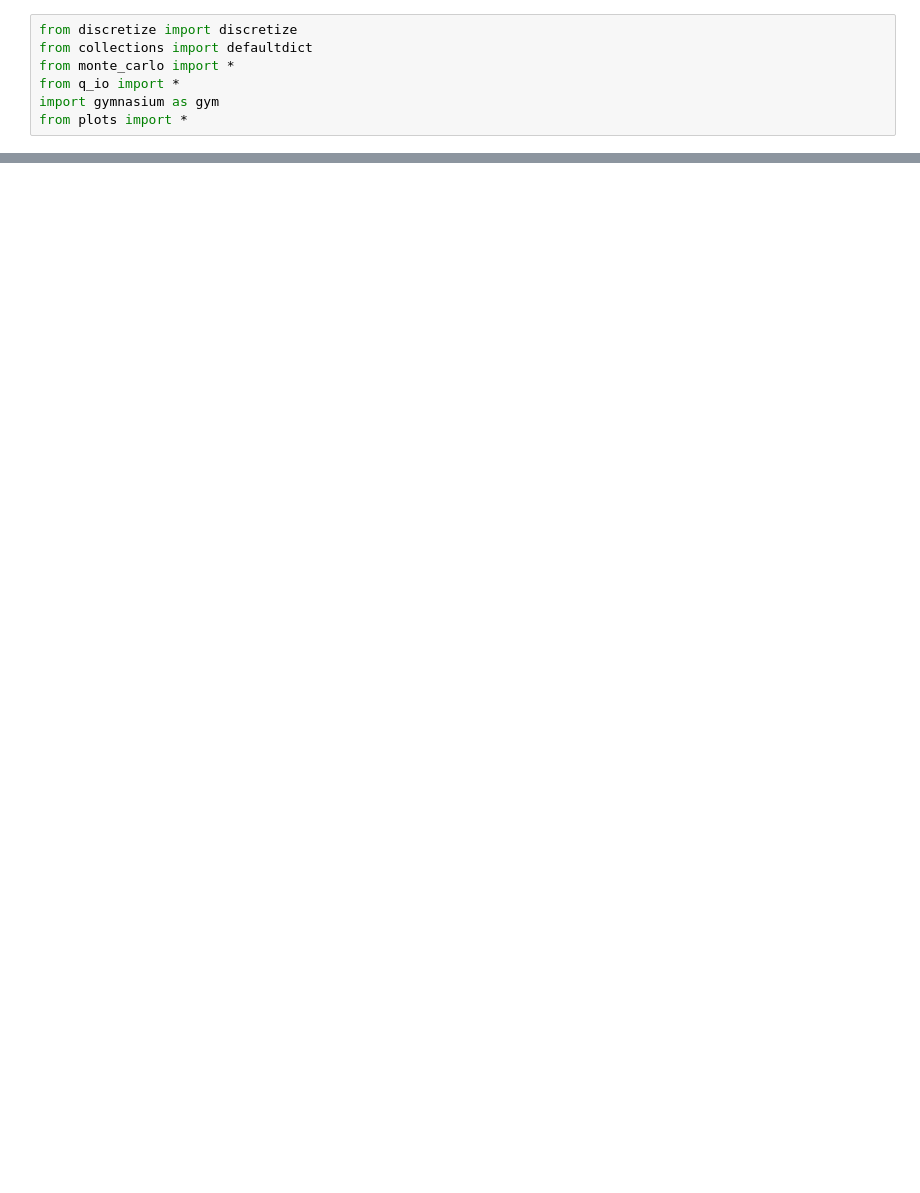
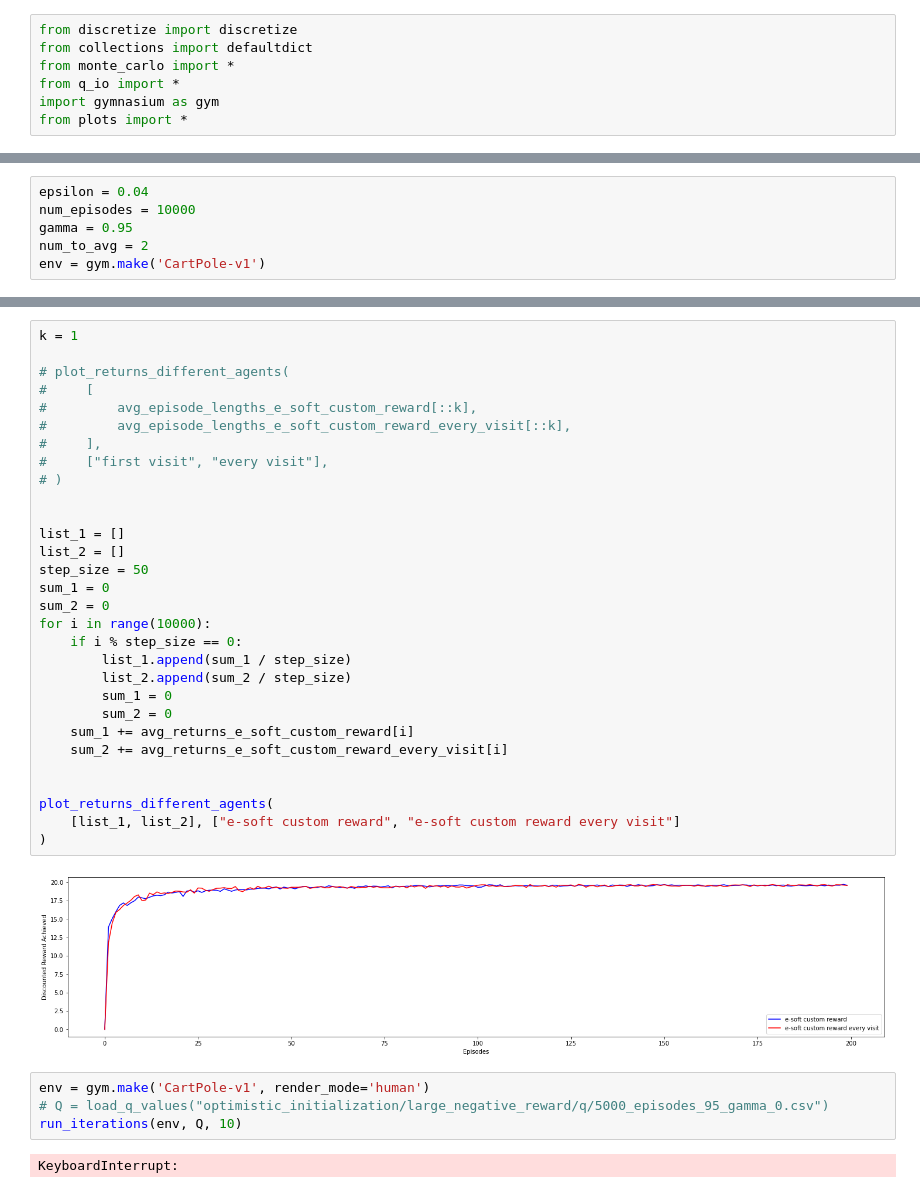
Before and after one commit to dylanmarin/cart-pole, a Jupyter notebook: cart-pole.ipynb, the cells around one changed output, grey strips where cells are left out. Cells and saved outputs as stored; diff of their text form; blank space fills up the shorter version.

Commit message:
lots of testing with every visit and custom rewward func

```diff
--- a/cart-pole.ipynb
+++ b/cart-pole.ipynb
@@ -54,0 +49,6 @@ env = gym.make('CartPole-v1')
+# %%
+epsilon = 0.04
+num_episodes = 10000
+gamma = 0.95
+num_to_avg = 2
+env = gym.make('CartPole-v1')
@@ -55 +127,39 @@ env = gym.make('CartPole-v1')
+# %%
+k = 1
+
+# plot_returns_different_agents(
+#     [
+#         avg_episode_lengths_e_soft_custom_reward[::k],
+#         avg_episode_lengths_e_soft_custom_reward_every_visit[::k],
+#     ],
+#     ["first visit", "every visit"],
+# )
+
+
+list_1 = []
+list_2 = []
+step_size = 50
+sum_1 = 0
+sum_2 = 0
+for i in range(10000):
+    if i % step_size == 0:
+        list_1.append(sum_1 / step_size)
+        list_2.append(sum_2 / step_size)
+        sum_1 = 0
+        sum_2 = 0
+    sum_1 += avg_returns_e_soft_custom_reward[i]
+    sum_2 += avg_returns_e_soft_custom_reward_every_visit[i]
+
+
+plot_returns_different_agents(
+    [list_1, list_2], ["e-soft custom reward", "e-soft custom reward every visit"]
+)
+# %% [output]
+[figure, added]
+# %%
+env = gym.make('CartPole-v1', render_mode='human')
+# Q = load_q_values("optimistic_initialization/large_negative_reward/q/5000_episodes_95_gamma_0.csv")
+run_iterations(env, Q, 10)
+# %% [output]
+KeyboardInterrupt:
 # %%
```
Also changed, not shown: parts of 12 cells of this notebook, 2 other files.
